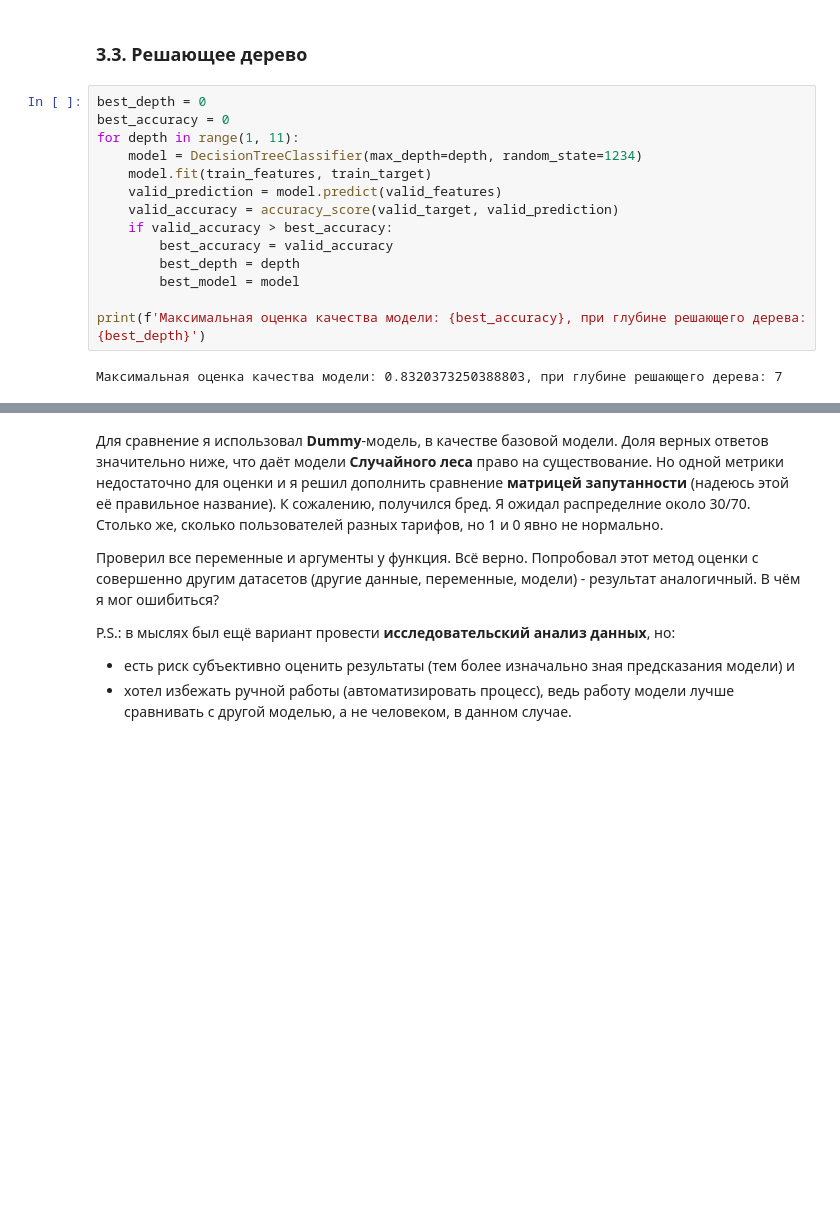
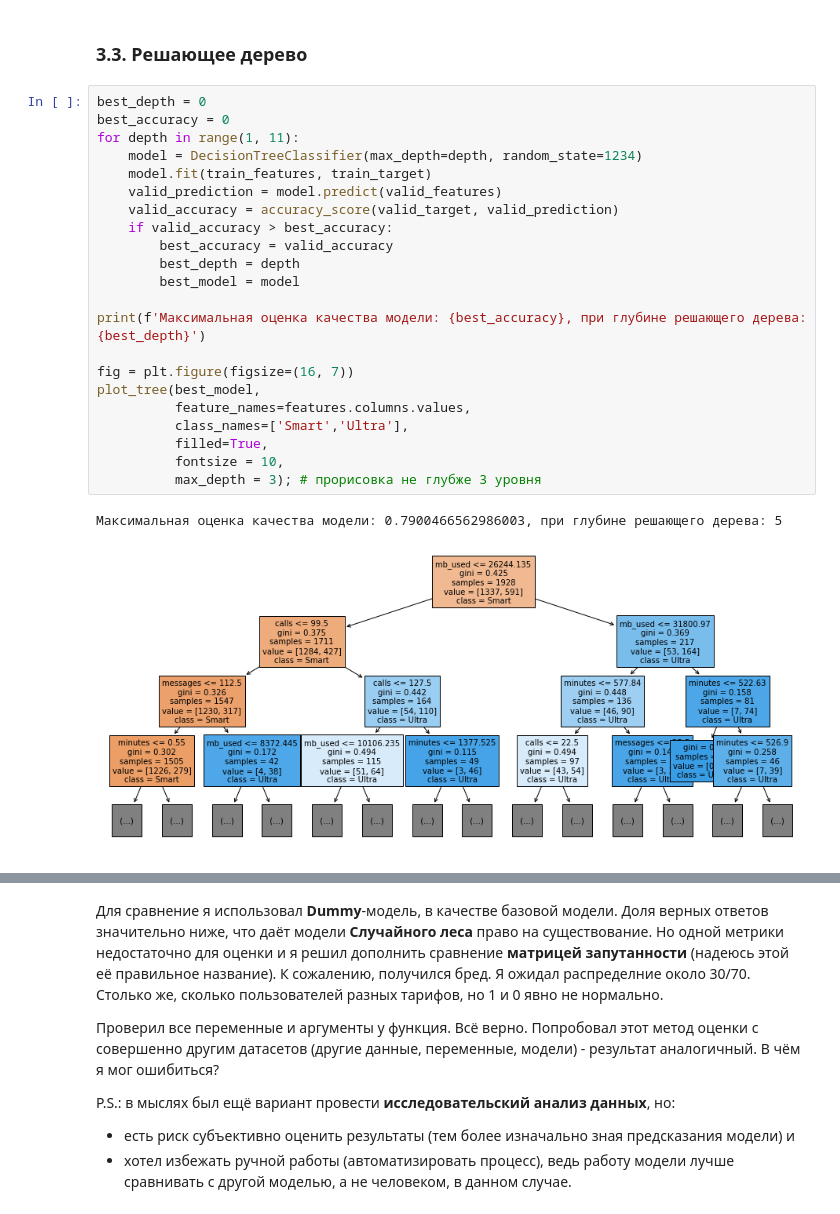
Before and after one commit to Danspers/6.Recomend-system-for-tariffs, a Jupyter notebook: Recomend_system_for_tarrifs.ipynb, the cells around one changed output, grey strips where cells are left out. Cells and saved outputs as stored; diff of their text form; blank space fills up the shorter version.

```diff
--- a/Recomend_system_for_tarrifs.ipynb
+++ b/Recomend_system_for_tarrifs.ipynb
@@ -161,18 +201,27 @@ print(f'Максимальная оценка качества модели: {be
 # %%
 best_depth = 0
 best_accuracy = 0
 for depth in range(1, 11):
     model = DecisionTreeClassifier(max_depth=depth, random_state=1234)
     model.fit(train_features, train_target)
     valid_prediction = model.predict(valid_features)
     valid_accuracy = accuracy_score(valid_target, valid_prediction)
     if valid_accuracy > best_accuracy:
         best_accuracy = valid_accuracy
         best_depth = depth
         best_model = model
 
 print(f'Максимальная оценка качества модели: {best_accuracy}, при глубине решающего дерева: {best_depth}')
+
+fig = plt.figure(figsize=(16, 7))
+plot_tree(best_model,
+          feature_names=features.columns.values,
+          class_names=['Smart','Ultra'],
+          filled=True,
+          fontsize = 10,
+          max_depth = 3); # прорисовка не глубже 3 уровня
 # %% [output]
-Максимальная оценка качества модели: 0.8320373250388803, при глубине решающего дерева: 7
+Максимальная оценка качества модели: 0.7900466562986003, при глубине решающего дерева: 5
+[figure, added]
 # %% [markdown]
 **Вывод:**
```
Also changed, not shown: parts of 22 cells of this notebook.
